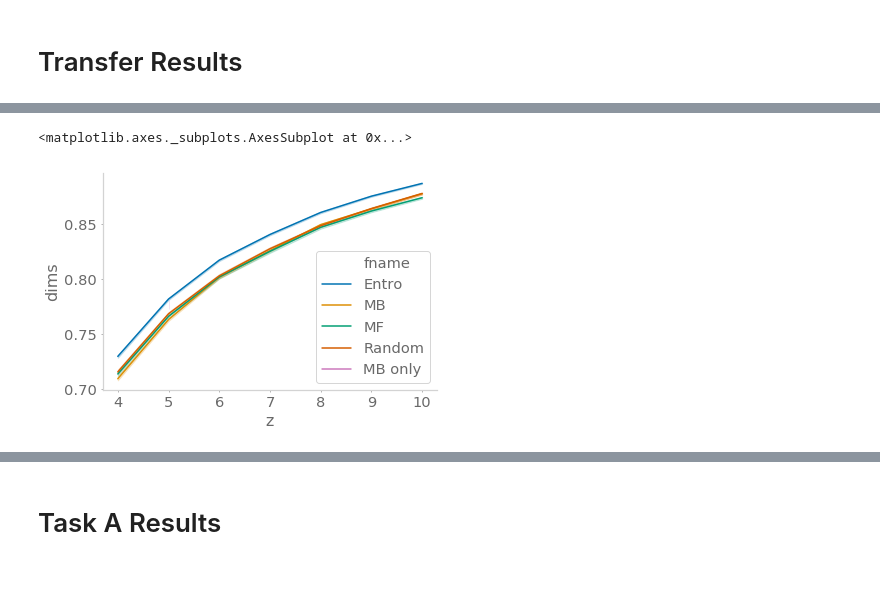
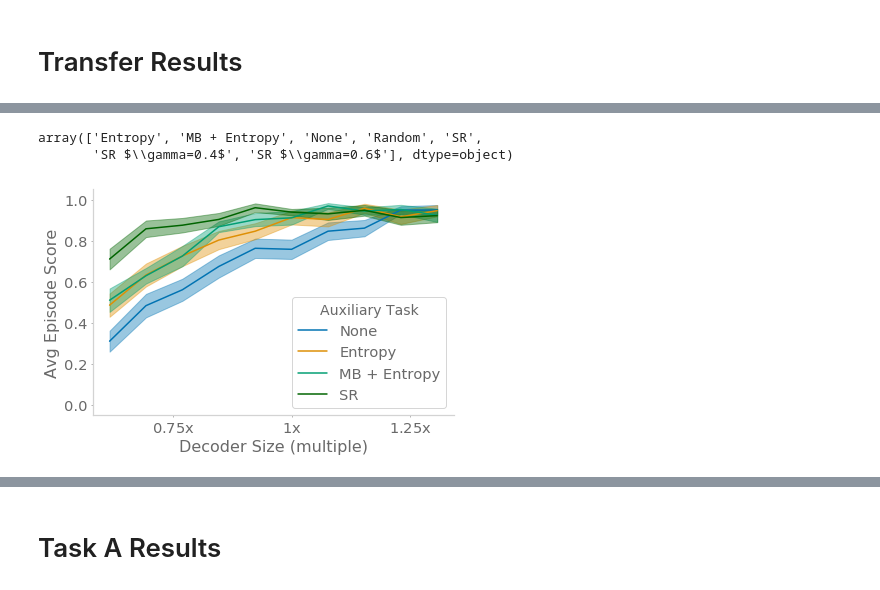
Before and after one commit to chingf/auxrl, a Jupyter notebook: notebooks/analyse_foraging_summary_statistics.ipynb, the cells around one changed output, grey strips where cells are left out. Drawn from its saved outputs; the diff is of its cells as text; code cells hidden in the pictures.

```diff
--- a/notebooks/analyse_foraging_summary_statistics.ipynb
+++ b/notebooks/analyse_foraging_summary_statistics.ipynb
@@ -31,2 +82,34 @@ def smooth(xs, ys, n=3):
+# %%
+prefix = ''
+for z in zs:
+    if z == 26:
+        continue
+    else:
+        transfer_dir = f'{prefix}srSize_dm_dim{z}'
+    transfer_dir = f'{engram_dir}pickles/{transfer_dir}/'
+    if not os.path.exists(transfer_dir):
+        continue
+    for pickle_file in os.listdir(transfer_dir):
+        pickle_file = f'{transfer_dir}{pickle_file}'
+        with open(pickle_file, 'rb') as f:
+            results = pickle.load(f)
+        if f'{prefix}srSize_mbentro' not in results['fname']: # Not mislabeled
+            continue
+        new_fname = []
+        for fname in results['fname']:
+            if fname == f'{prefix}srSize_mbentro':
+                new_fname.append(f'{prefix}srSize_mb')
+            elif fname == f'{prefix}srSize_sr_15_0.93':
+                new_fname.append(f'{prefix}srSize_entro')
+            elif fname == f'{prefix}srSize_mf':
+                new_fname.append(f'{prefix}srSize_sr_15_0.93')
+            elif fname == f'{prefix}srSize_mf_actual':
+                new_fname.append(f'{prefix}srSize_mf')
+            else:
+                raise ValueError(f'Unnamed case: {fname}')
+        results['fname'] = new_fname
+        print(results['fname'])
+        with open(pickle_file, 'wb') as f:
+            pickle.dump(results, f)
 # %% [markdown]
 # Transfer Results
@@ -37,3 +116,5 @@ zs = [4, 5, 6, 7, 8, 9, 10]
+# %%
+zs = [16, 18, 20, 22, 24, 26, 28, 30, 32, 34] #np.arange(14, 32)
 # %%
 engram_dir = '/mnt/smb/locker/aronov-locker/Ching/rl/'
 # %%
@@ -138,9 +171,12 @@ for epoch in epochs:
-# %%
-fig, ax = plt.subplots()
-sns.lineplot(
-    x='z', y='dims', hue='fname', ax=ax,
-    data=transfer_df[transfer_df['epochs']==epochs[-1]]
-    )
-# %% [output]
-<matplotlib.axes._subplots.AxesSubplot at 0x...>
-[figure, removed]
+# %%
+np.unique(transfer_df['fname'])
+# %% [output]
+array(['Entropy', 'MB + Entropy', 'None', 'Random', 'SR',
+       'SR $\\gamma=0.4$', 'SR $\\gamma=0.6$'], dtype=object)
+# %%
+plotA(transfer_df, 'performance', 10, smooth_line=True, smooth_n=3,
+      fnames=['None', 'Entropy', 'MB + Entropy', 'SR'],
+      smooth_plot=False, figname='decodersize_transfer_early',
+      colors=['C0', 'C1', 'C2', 'darkgreen'])
+# %% [output]
+[figure, added]
```
Also changed, not shown: parts of 21 cells of this notebook.
